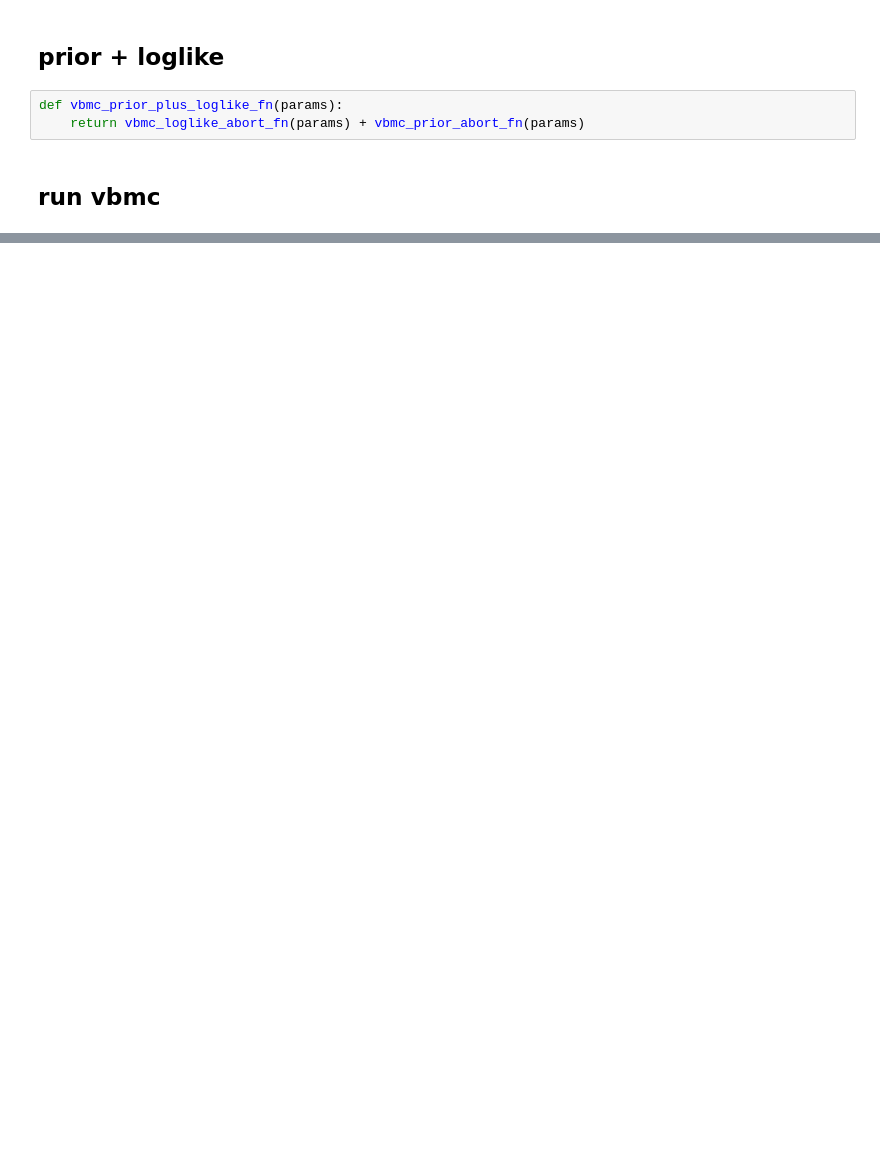
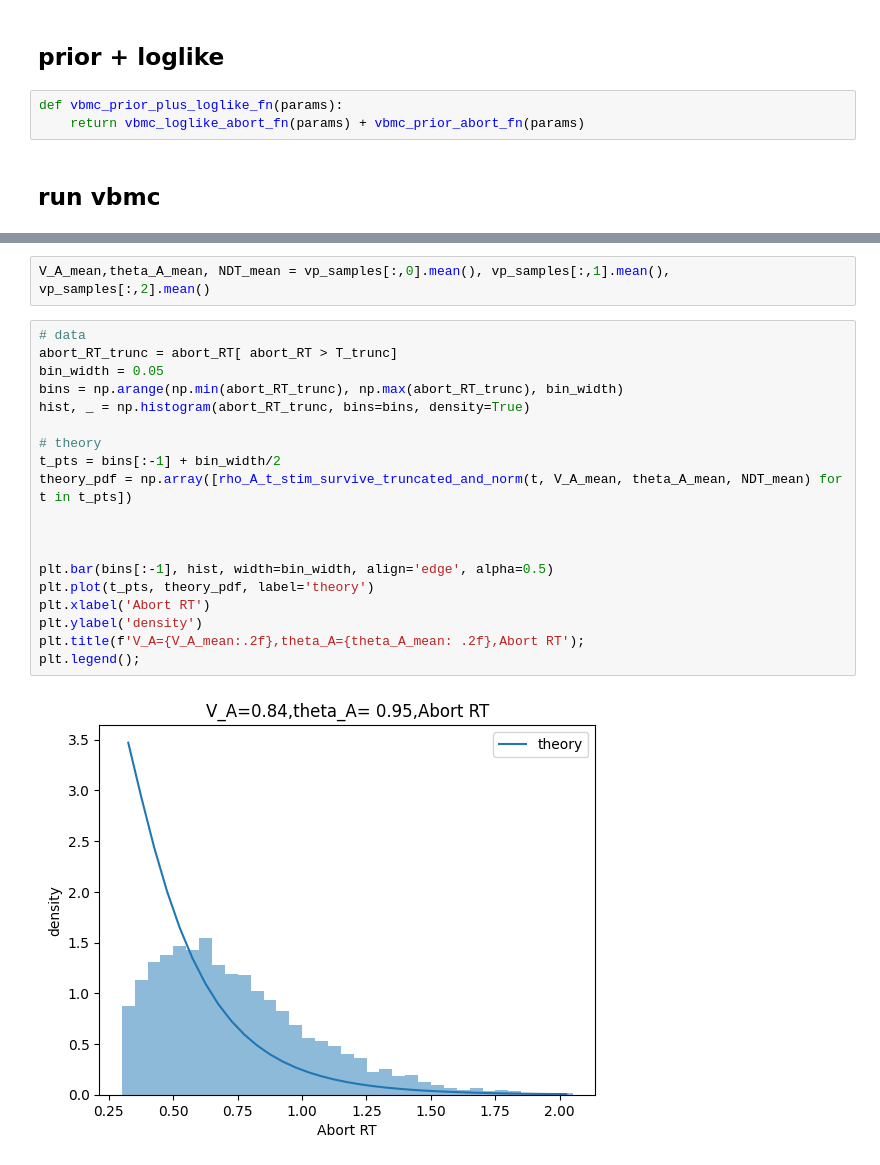
Before and after one commit to rakaar/ddm_data, a Jupyter notebook: vbmc_fit/vbmc_abort_psiam_tied.ipynb, the cells around one changed output, grey strips where cells are left out. Saved outputs shown, nothing was run; the diff lists cells and outputs as text; blank space fills up the shorter version.

```diff
--- a/vbmc_fit/vbmc_abort_psiam_tied.ipynb
+++ b/vbmc_fit/vbmc_abort_psiam_tied.ipynb
@@ -215,0 +258,23 @@ corner.corner(
+# %%
+V_A_mean,theta_A_mean, NDT_mean = vp_samples[:,0].mean(), vp_samples[:,1].mean(), vp_samples[:,2].mean()
+# %%
+# data
+abort_RT_trunc = abort_RT[ abort_RT > T_trunc]
+bin_width = 0.05
+bins = np.arange(np.min(abort_RT_trunc), np.max(abort_RT_trunc), bin_width)
+hist, _ = np.histogram(abort_RT_trunc, bins=bins, density=True)
+
+# theory
+t_pts = bins[:-1] + bin_width/2
+theory_pdf = np.array([rho_A_t_stim_survive_truncated_and_norm(t, V_A_mean, theta_A_mean, NDT_mean) for t in t_pts])
+
+
+
+plt.bar(bins[:-1], hist, width=bin_width, align='edge', alpha=0.5)
+plt.plot(t_pts, theory_pdf, label='theory')
+plt.xlabel('Abort RT')
+plt.ylabel('density')
+plt.title(f'V_A={V_A_mean:.2f},theta_A={theta_A_mean: .2f},Abort RT');
+plt.legend();
+# %% [output]
+[figure, added]
```
Also changed, not shown: parts of 12 cells of this notebook, 4 other files.
